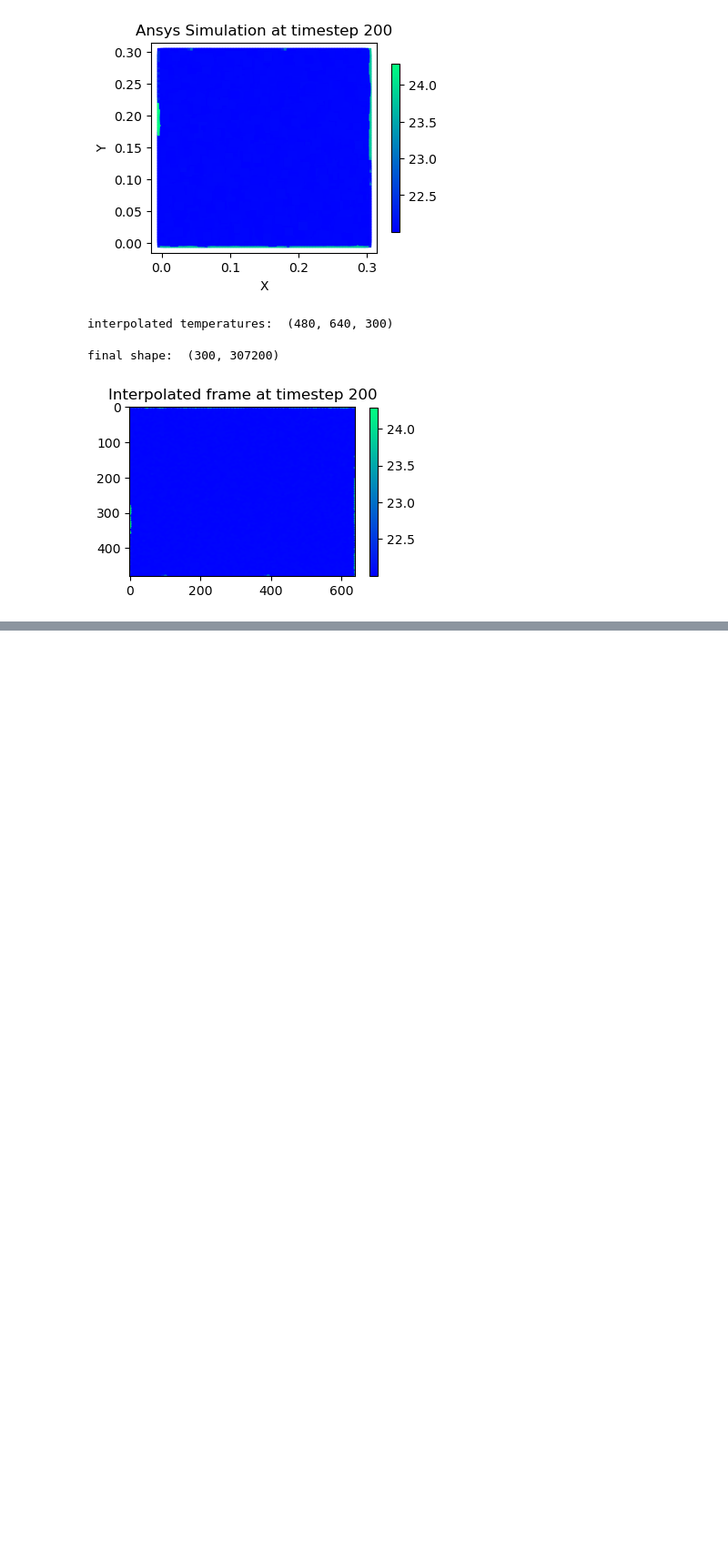
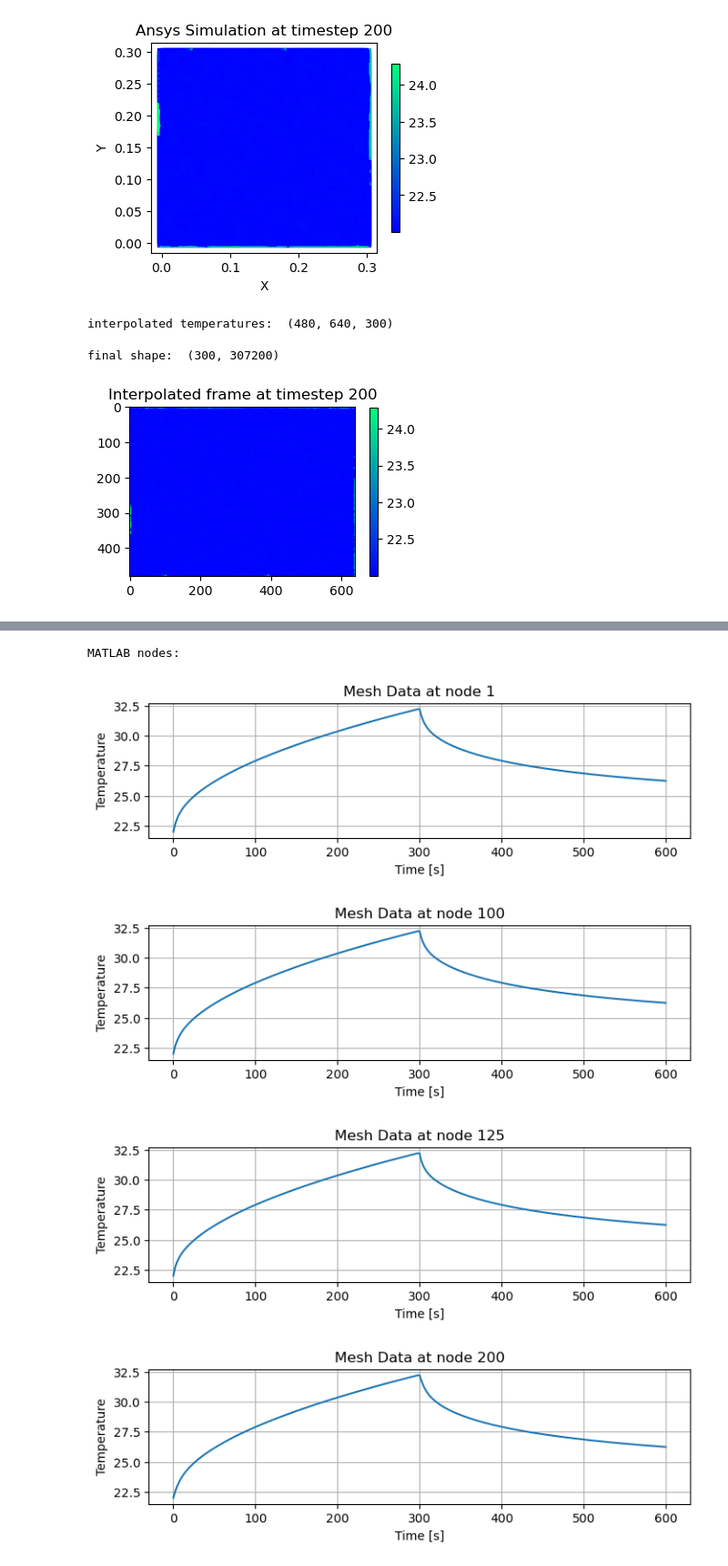
Before and after one commit to lvburik/TeamInternship, a Jupyter notebook: mesh_interpolation.ipynb, the cells around one changed output, grey strips where cells are left out. Shown at 91% size. Saved outputs shown, nothing was run; the diff lists cells and outputs as text; code cells hidden in the pictures; blank space fills up the shorter version.

```diff
--- a/mesh_interpolation.ipynb
+++ b/mesh_interpolation.ipynb
@@ -259,0 +280,13 @@ plt.show()
+# %%
+# plot various node temperatures over time
+nodes = [1, 100, 125, 200, 2000, 5000]
+t = np.linspace(0, 600, 301)
+print("MATLAB nodes: ")
+for node in nodes:
+    plot_node_temp(node, temperatures=temperatures)
+# %% [output]
+MATLAB nodes:
+[figure, added]
+[figure, added]
+[figure, added]
+[figure, added]
```
Also changed, not shown: parts of 7 cells of this notebook.
